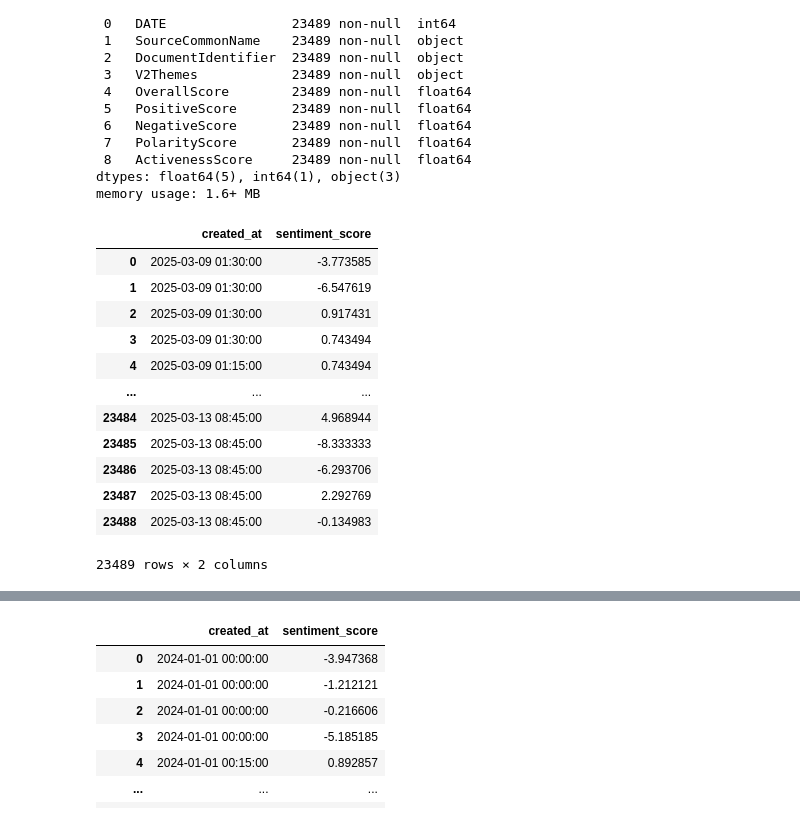
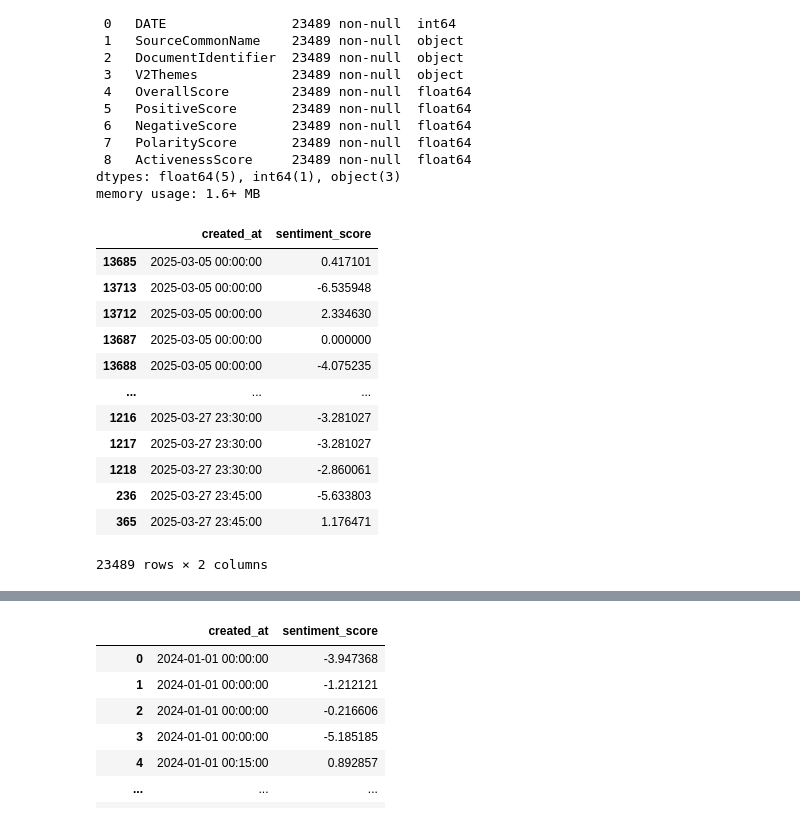
Before and after one commit to ethan-cyj/DSE4211-Group-BTC-Day-Trading, a Jupyter notebook: data_preprocessing/GDELT_script.ipynb, the cells around one changed output, grey strips where cells are left out. Saved outputs shown, nothing was run; the diff lists cells and outputs as text; code cells hidden in the pictures.

```diff
--- a/data_preprocessing/GDELT_script.ipynb
+++ b/data_preprocessing/GDELT_script.ipynb
@@ -629,22 +632,23 @@ df3_raw_copy = df3_raw.copy()
 # %%
+df3_raw_copy = df3_raw.copy()
 # Convert DATE column to datetime format
 df3_raw_copy['DATE'] = pd.to_datetime(df3_raw_copy['DATE'], format='%Y%m%d%H%M%S')
-df3_raw_copy.sort_values(by='DATE')
+df3_raw_copy.sort_values(by='DATE', inplace = True)
 # Rename DATE column to created_at
 df3_raw_copy.rename(columns={'DATE': 'created_at', 'OverallScore': 'sentiment_score'}, inplace=True)
 df3_raw_copy = df3_raw_copy[['created_at', 'sentiment_score']]
 df3_raw_copy
 # %% [output]
 |  | created_at | sentiment_score |
-| 0 | 2025-03-09 01:30:00 | -3.773585 |
-| 1 | 2025-03-09 01:30:00 | -6.547619 |
-| 2 | 2025-03-09 01:30:00 | 0.917431 |
-| 3 | 2025-03-09 01:30:00 | 0.743494 |
-| 4 | 2025-03-09 01:15:00 | 0.743494 |
+| 13685 | 2025-03-05 00:00:00 | 0.417101 |
+| 13713 | 2025-03-05 00:00:00 | -6.535948 |
+| 13712 | 2025-03-05 00:00:00 | 2.334630 |
+| 13687 | 2025-03-05 00:00:00 | 0.000000 |
+| 13688 | 2025-03-05 00:00:00 | -4.075235 |
 | ... | ... | ... |
-| 23484 | 2025-03-13 08:45:00 | 4.968944 |
-| 23485 | 2025-03-13 08:45:00 | -8.333333 |
-| 23486 | 2025-03-13 08:45:00 | -6.293706 |
-| 23487 | 2025-03-13 08:45:00 | 2.292769 |
-| 23488 | 2025-03-13 08:45:00 | -0.134983 |
+| 1216 | 2025-03-27 23:30:00 | -3.281027 |
+| 1217 | 2025-03-27 23:30:00 | -3.281027 |
+| 1218 | 2025-03-27 23:30:00 | -2.860061 |
+| 236 | 2025-03-27 23:45:00 | -5.633803 |
+| 365 | 2025-03-27 23:45:00 | 1.176471 |
 23489 rows × 2 columns
```
Also changed, not shown: parts of 9 cells of this notebook, 12 other files.
